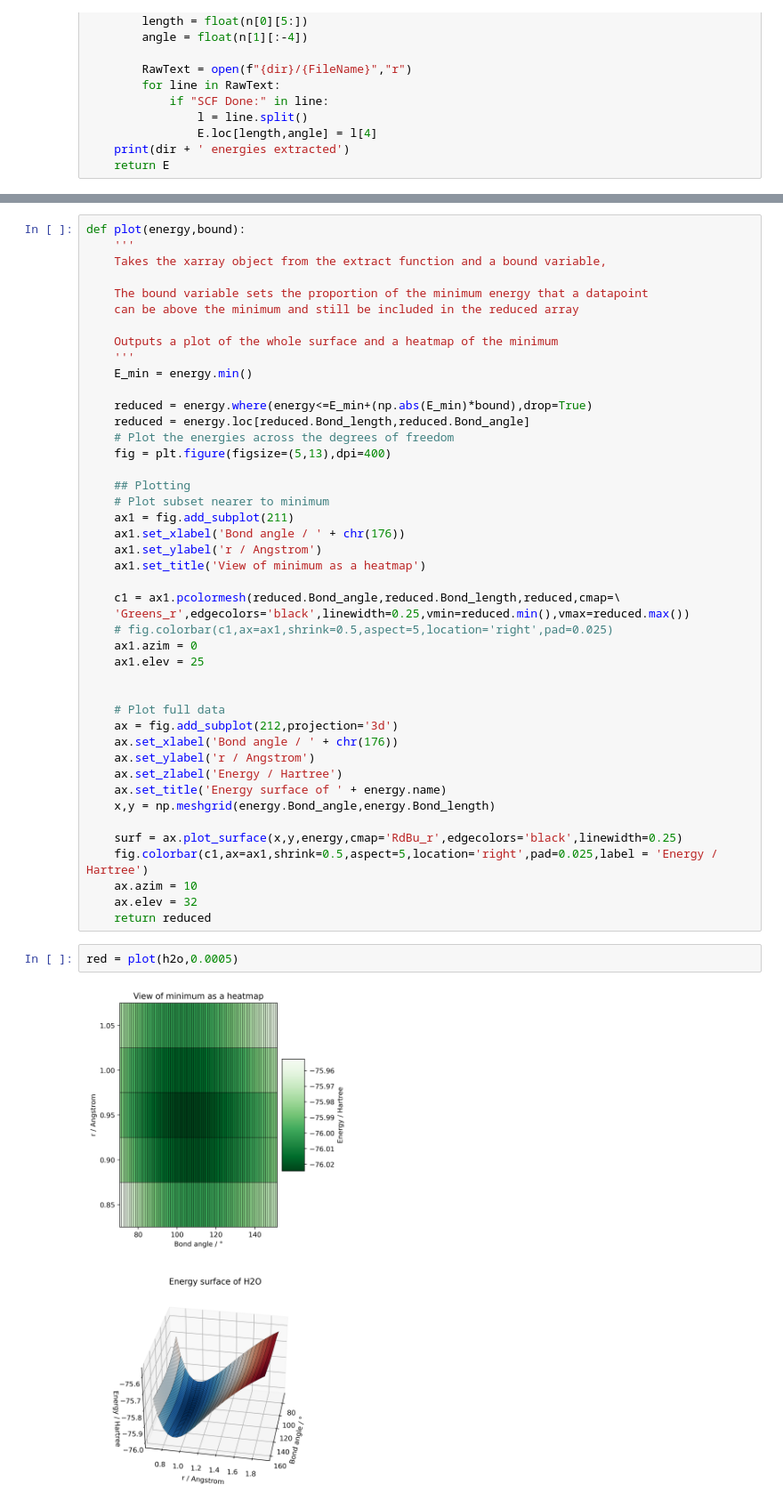
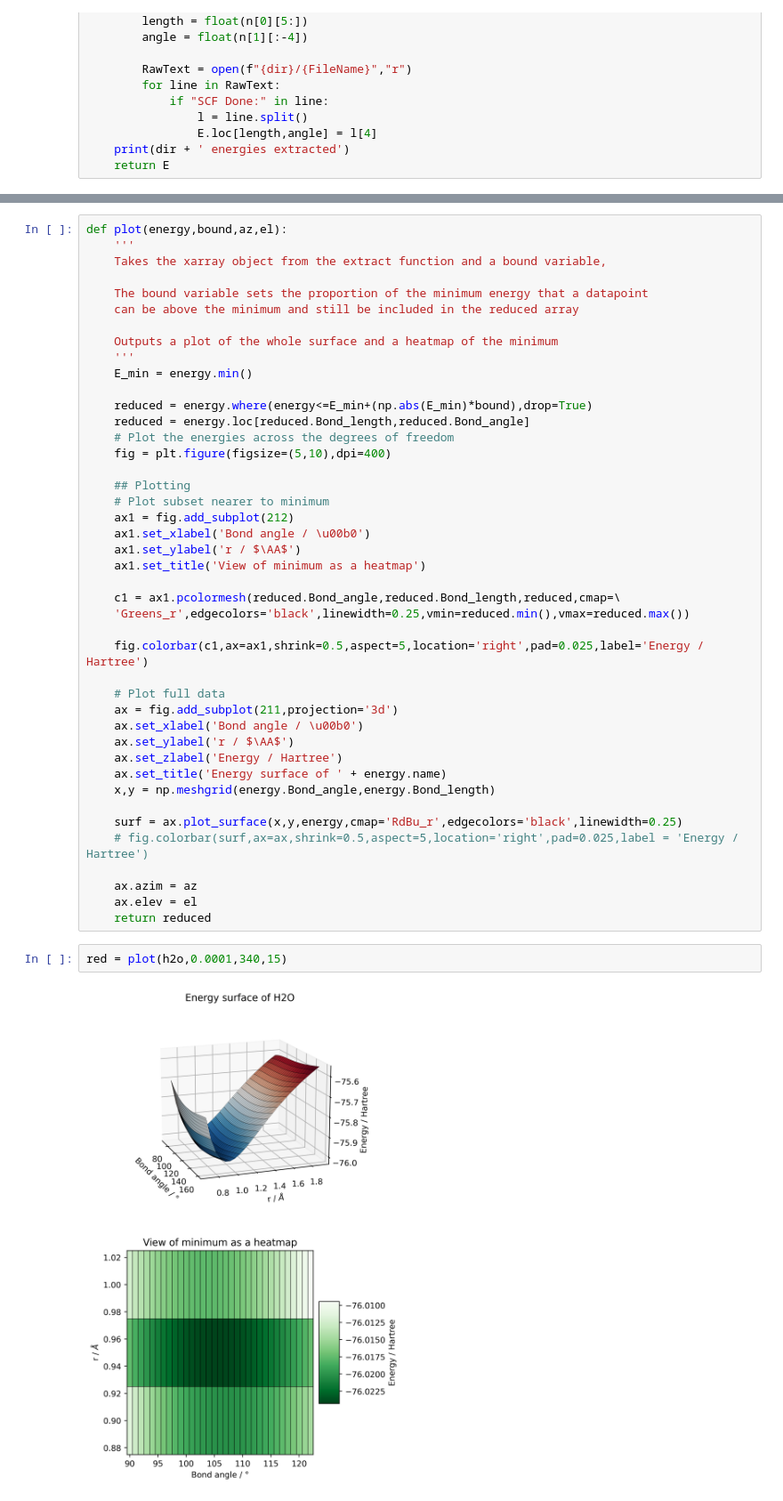
Before and after one commit to DomThom/Part_II_Exercises, a Jupyter notebook: Ex_2/calculator.ipynb, the cells around one changed output, grey strips where cells are left out. Shown at 89% size. Saved outputs shown, nothing was run; the diff lists cells and outputs as text.

```diff
--- a/Ex_2/calculator.ipynb
+++ b/Ex_2/calculator.ipynb
@@ -114,7 +113,7 @@ Attributes:
     length_unit:  Angstrom
     angle_unit:   Degrees
 # %%
-def plot(energy,bound):
+def plot(energy,bound,az,el):
     '''
     Takes the xarray object from the extract function and a bound variable,
 
@@ -128,37 +127,36 @@ def plot(energy,bound):
     reduced = energy.where(energy<=E_min+(np.abs(E_min)*bound),drop=True)
     reduced = energy.loc[reduced.Bond_length,reduced.Bond_angle]
     # Plot the energies across the degrees of freedom
-    fig = plt.figure(figsize=(5,13),dpi=400)
+    fig = plt.figure(figsize=(5,10),dpi=400)
 
     ## Plotting
     # Plot subset nearer to minimum
-    ax1 = fig.add_subplot(211)
-    ax1.set_xlabel('Bond angle / ' + chr(176))
-    ax1.set_ylabel('r / Angstrom')
+    ax1 = fig.add_subplot(212)
+    ax1.set_xlabel('Bond angle / \u00b0')
+    ax1.set_ylabel('r / $\AA$')
     ax1.set_title('View of minimum as a heatmap')
 
     c1 = ax1.pcolormesh(reduced.Bond_angle,reduced.Bond_length,reduced,cmap=\
     'Greens_r',edgecolors='black',linewidth=0.25,vmin=reduced.min(),vmax=reduced.max())
-    # fig.colorbar(c1,ax=ax1,shrink=0.5,aspect=5,location='right',pad=0.025)
-    ax1.azim = 0
-    ax1.elev = 25
 
+    fig.colorbar(c1,ax=ax1,shrink=0.5,aspect=5,location='right',pad=0.025,label='Energy / Hartree')
 
     # Plot full data
-    ax = fig.add_subplot(212,projection='3d')
-    ax.set_xlabel('Bond angle / ' + chr(176))
-    ax.set_ylabel('r / Angstrom')
+    ax = fig.add_subplot(211,projection='3d')
+    ax.set_xlabel('Bond angle / \u00b0')
+    ax.set_ylabel('r / $\AA$')
     ax.set_zlabel('Energy / Hartree')
     ax.set_title('Energy surface of ' + energy.name)
     x,y = np.meshgrid(energy.Bond_angle,energy.Bond_length)
 
     surf = ax.plot_surface(x,y,energy,cmap='RdBu_r',edgecolors='black',linewidth=0.25)
-    fig.colorbar(c1,ax=ax1,shrink=0.5,aspect=5,location='right',pad=0.025,label = 'Energy / Hartree')
-    ax.azim = 10
-    ax.elev = 32
+    # fig.colorbar(surf,ax=ax,shrink=0.5,aspect=5,location='right',pad=0.025,label = 'Energy / Hartree')
+
+    ax.azim = az
+    ax.elev = el
     return reduced
 # %%
-red = plot(h2o,0.0005)
+red = plot(h2o,0.0001,340,15)
 # %% [output]
-[figure, old version]
+[figure, new version]
 # %%
```
Also changed, not shown: parts of 18 cells of this notebook.
